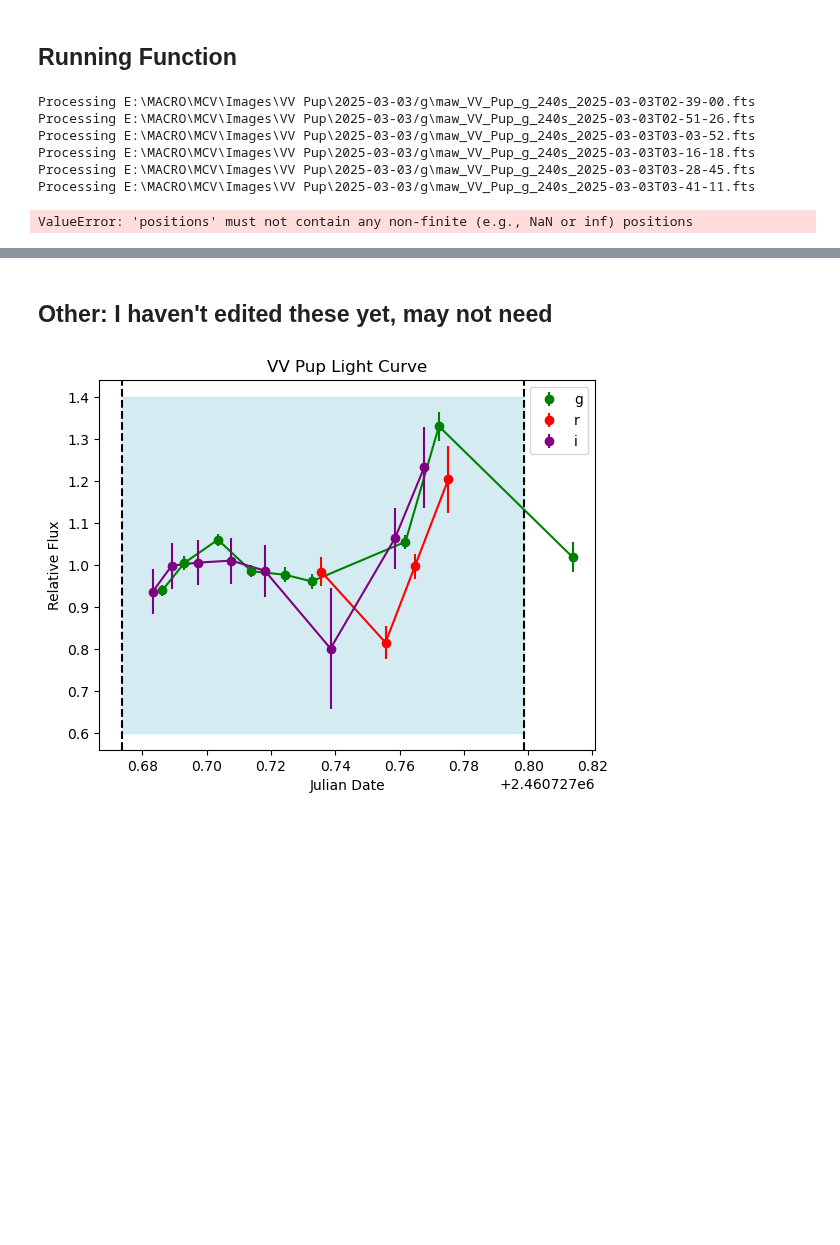
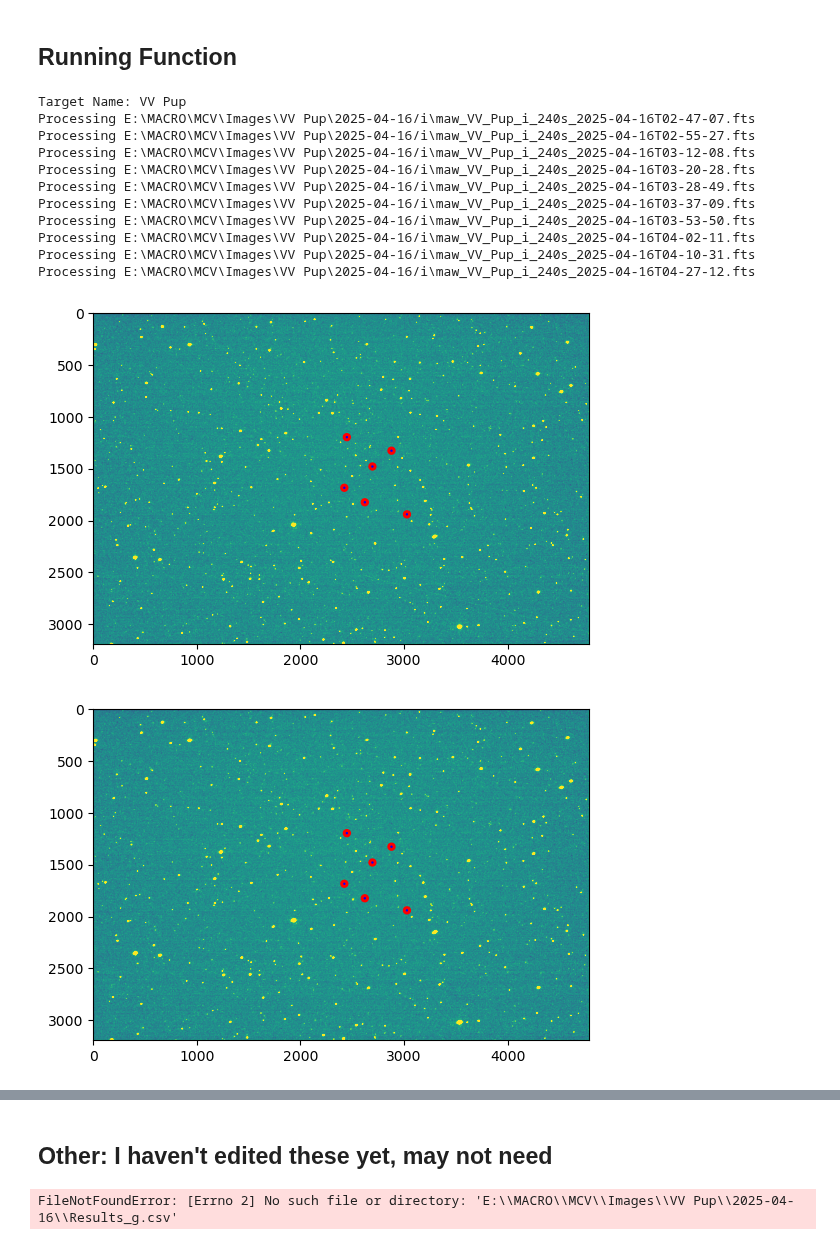
Before and after one commit to astronathalie/MCV, a Jupyter notebook: photstars.ipynb, the cells around one changed output, grey strips where cells are left out. Cells and saved outputs as stored; diff of their text form; code cells hidden in the pictures; blank space fills up the shorter version.

```diff
--- a/photstars.ipynb
+++ b/photstars.ipynb
@@ -185,13 +193,19 @@ def make_light_curve(
 # %% [markdown]
 ## Running Function
 # %%
-file_dir = r"E:\MACRO\MCV\Images\VV Pup\2025-03-03"
-make_light_curve(file_dir, filt='g')
+file_dir = r"E:\MACRO\MCV\Images\VV Pup\2025-04-16"
+make_light_curve(file_dir, filt='i', display_apertures=True)
 # %% [output]
-Processing E:\MACRO\MCV\Images\VV Pup\2025-03-03/g\maw_VV_Pup_g_240s_2025-03-03T02-39-00.fts
-Processing E:\MACRO\MCV\Images\VV Pup\2025-03-03/g\maw_VV_Pup_g_240s_2025-03-03T02-51-26.fts
-Processing E:\MACRO\MCV\Images\VV Pup\2025-03-03/g\maw_VV_Pup_g_240s_2025-03-03T03-03-52.fts
-Processing E:\MACRO\MCV\Images\VV Pup\2025-03-03/g\maw_VV_Pup_g_240s_2025-03-03T03-16-18.fts
-Processing E:\MACRO\MCV\Images\VV Pup\2025-03-03/g\maw_VV_Pup_g_240s_2025-03-03T03-28-45.fts
-Processing E:\MACRO\MCV\Images\VV Pup\2025-03-03/g\maw_VV_Pup_g_240s_2025-03-03T03-41-11.fts
+Target Name: VV Pup
+Processing E:\MACRO\MCV\Images\VV Pup\2025-04-16/i\maw_VV_Pup_i_240s_2025-04-16T02-47-07.fts
+Processing E:\MACRO\MCV\Images\VV Pup\2025-04-16/i\maw_VV_Pup_i_240s_2025-04-16T02-55-27.fts
+Processing E:\MACRO\MCV\Images\VV Pup\2025-04-16/i\maw_VV_Pup_i_240s_2025-04-16T03-12-08.fts
+Processing E:\MACRO\MCV\Images\VV Pup\2025-04-16/i\maw_VV_Pup_i_240s_2025-04-16T03-20-28.fts
+Processing E:\MACRO\MCV\Images\VV Pup\2025-04-16/i\maw_VV_Pup_i_240s_2025-04-16T03-28-49.fts
+Processing E:\MACRO\MCV\Images\VV Pup\2025-04-16/i\maw_VV_Pup_i_240s_2025-04-16T03-37-09.fts
+Processing E:\MACRO\MCV\Images\VV Pup\2025-04-16/i\maw_VV_Pup_i_240s_2025-04-16T03-53-50.fts
+Processing E:\MACRO\MCV\Images\VV Pup\2025-04-16/i\maw_VV_Pup_i_240s_2025-04-16T04-02-11.fts
+Processing E:\MACRO\MCV\Images\VV Pup\2025-04-16/i\maw_VV_Pup_i_240s_2025-04-16T04-10-31.fts
+Processing E:\MACRO\MCV\Images\VV Pup\2025-04-16/i\maw_VV_Pup_i_240s_2025-04-16T04-27-12.fts
-ValueError: 'positions' must not contain any non-finite (e.g., NaN or inf) positions
+[figure, added]
+[figure, added]
@@ -200,33 +223,33 @@ ValueError: 'positions' must not contain any non-finite (e.g., NaN or inf) posit
 # %%
 lc_g = pd.read_csv(file_dir + r'\Results_g.csv')
 lc_r = pd.read_csv(file_dir + r'\Results_r.csv')
-lc_i = pd.read_csv(file_dir + r'\Results_i.csv')
+# lc_i = pd.read_csv(file_dir + r'\Results_i.csv')
 
 
 #sort the dataframes by Julian Date
 lc_g = lc_g.sort_values(by=['Julian_Date'])
 lc_r = lc_r.sort_values(by=['Julian_Date'])
-lc_i = lc_i.sort_values(by=['Julian_Date'])
+# lc_i = lc_i.sort_values(by=['Julian_Date'])
 
 # t_start = Time('2025-02-21T04:10:00', scale='utc')
-t_start =
+t_start = Time('2025-04-16T04:10:00', scale='utc')
 # Get the Julian Date
 jd_start = t_start.jd
 
-t_end = Time('2025-02-21T07:10:00', scale='utc')
+t_end = Time('2025-04-16T07:10:00', scale='utc')
 jd_end = t_end.jd
 
 
-plt.errorbar(lc_g['Julian_Date'], lc_g['norm_rel_flux'], yerr=lc_g['norm_rel_flux_error'], fmt='o', label='g', color='green')
+plt.errorbar(lc_g['Julian_Date'], lc_g['norm_rel_flux'], yerr=abs(lc_g['norm_rel_flux_error']), fmt='o', label='g', color='green')
 plt.plot(lc_g['Julian_Date'], lc_g['norm_rel_flux'], color='green')
-plt.errorbar(lc_r['Julian_Date'], lc_r['norm_rel_flux'], yerr=lc_r['norm_rel_flux_error'], fmt='o', label='r', color='red')
+plt.errorbar(lc_r['Julian_Date'], lc_r['norm_rel_flux'], yerr=abs(lc_r['norm_rel_flux_error']), fmt='o', label='r', color='red')
 plt.plot(lc_r['Julian_Date'], lc_r['norm_rel_flux'], color='red')
-plt.errorbar(lc_i['Julian_Date'], lc_i['norm_rel_flux'], yerr=lc_i['norm_rel_flux_error'], fmt='o', label='i', color='purple')
-plt.plot(lc_i['Julian_Date'], lc_i['norm_rel_flux'], color='purple')
-plt.axvline(jd_start, color='black', linestyle='--')
-plt.axvline(jd_end, color='black', linestyle='--')
+# plt.errorbar(lc_i['Julian_Date'], lc_i['norm_rel_flux'], yerr=abs(lc_i['norm_rel_flux_error']), fmt='o', label='i', color='purple')
+# plt.plot(lc_i['Julian_Date'], lc_i['norm_rel_flux'], color='purple')
+# plt.axvline(jd_start, color='black', linestyle='--')
+# plt.axvline(jd_end, color='black', linestyle='--')
 # make light blue between the black lines
-plt.fill_between([jd_start, jd_end], 0.6, 1.4, color='lightblue', alpha=0.5)
+# plt.fill_between([jd_start, jd_end], 0.6, 1.4, color='lightblue', alpha=0.5)
 
 '''plt.scatter(lc_g['Julian_Date'], lc_g['star_0_relflux']/np.mean(lc_g['star_0_relflux']), alpha=0.5, color='gray')
 plt.scatter(lc_g['Julian_Date'], lc_g['star_1_relflux']/np.mean(lc_g['star_1_relflux']), alpha=0.5, color='gray')
@@ -252,4 +275,4 @@ plt.ylabel('Relative Flux')
 plt.legend()
 plt.show()
 # %% [output]
-[figure, removed]
+FileNotFoundError: [Errno 2] No such file or directory: 'E:\\MACRO\\MCV\\Images\\VV Pup\\2025-04-16\\Results_g.csv'
```
Also changed, not shown: parts of 2 cells of this notebook.
